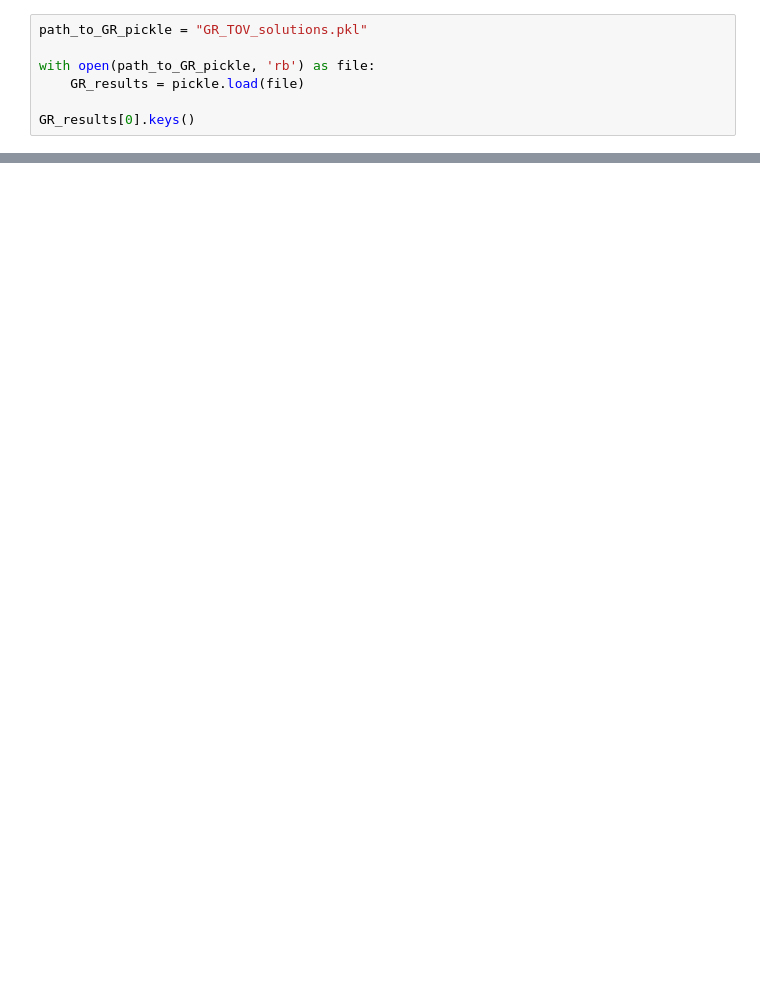
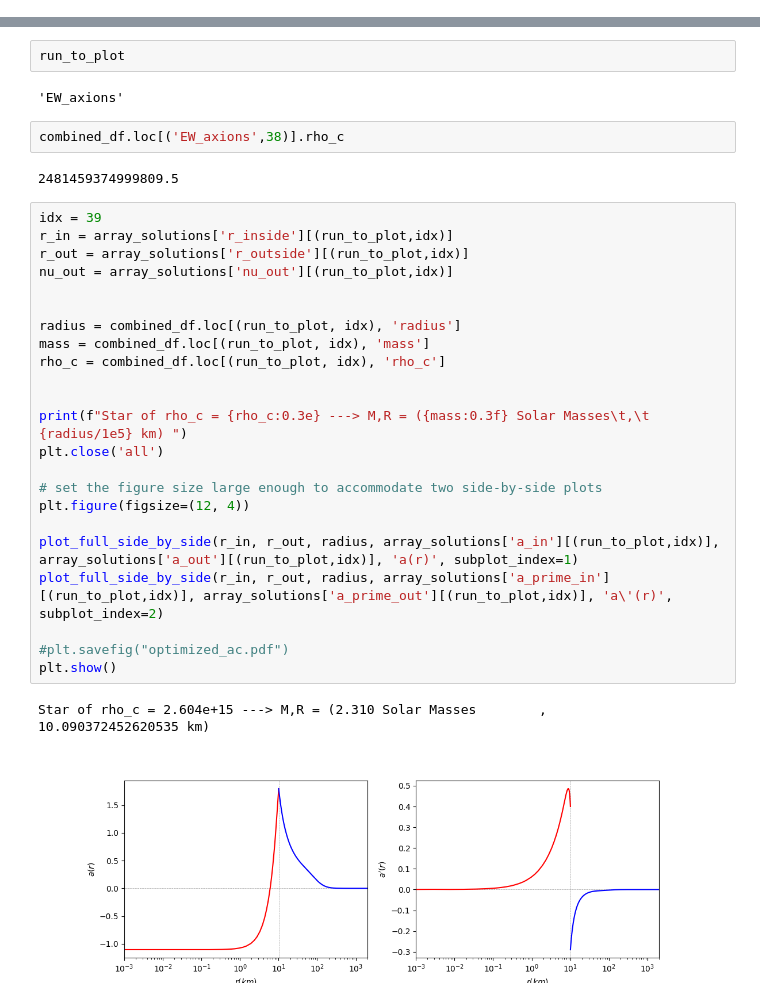
Before and after one commit to omarxz/pyTOVsolver, a Jupyter notebook: inference_M-R.ipynb, the cells around one changed output, grey strips where cells are left out. Cells and saved outputs as stored; diff of their text form; blank space fills up the shorter version.

```diff
--- a/inference_M-R.ipynb
+++ b/inference_M-R.ipynb
@@ -11,7 +21,0 @@ import io
-# %%
-path_to_GR_pickle = "GR_TOV_solutions.pkl"
-
-with open(path_to_GR_pickle, 'rb') as file:
-    GR_results = pickle.load(file)
-
-GR_results[0].keys()
@@ -74,0 +182,34 @@ rho_c
+# %%
+run_to_plot
+# %% [output]
+'EW_axions'
+# %%
+combined_df.loc[('EW_axions',38)].rho_c
+# %% [output]
+2481459374999809.5
+# %%
+idx = 39
+r_in = array_solutions['r_inside'][(run_to_plot,idx)]
+r_out = array_solutions['r_outside'][(run_to_plot,idx)]
+nu_out = array_solutions['nu_out'][(run_to_plot,idx)]
+
+
+radius = combined_df.loc[(run_to_plot, idx), 'radius']
+mass = combined_df.loc[(run_to_plot, idx), 'mass']
+rho_c = combined_df.loc[(run_to_plot, idx), 'rho_c']
+
+
+print(f"Star of rho_c = {rho_c:0.3e} ---> M,R = ({mass:0.3f} Solar Masses\t,\t {radius/1e5} km) ")
+plt.close('all')
+
+# set the figure size large enough to accommodate two side-by-side plots
+plt.figure(figsize=(12, 4))
+
+plot_full_side_by_side(r_in, r_out, radius, array_solutions['a_in'][(run_to_plot,idx)], array_solutions['a_out'][(run_to_plot,idx)], 'a(r)', subplot_index=1)
+plot_full_side_by_side(r_in, r_out, radius, array_solutions['a_prime_in'][(run_to_plot,idx)], array_solutions['a_prime_out'][(run_to_plot,idx)], 'a\'(r)', subplot_index=2)
+
+#plt.savefig("optimized_ac.pdf")
+plt.show()
+# %% [output]
+Star of rho_c = 2.604e+15 ---> M,R = (2.310 Solar Masses        ,        10.090372452620535 km)
+[figure, added]
```
Also changed, not shown: parts of 20 cells of this notebook, 13 other files.
